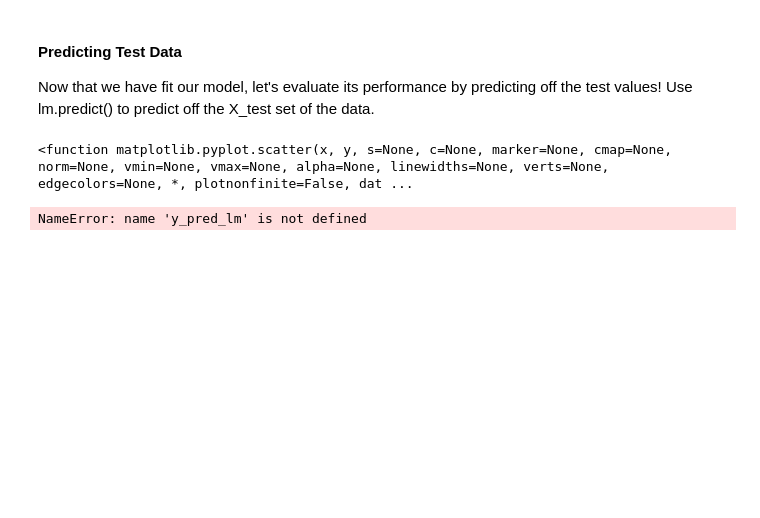
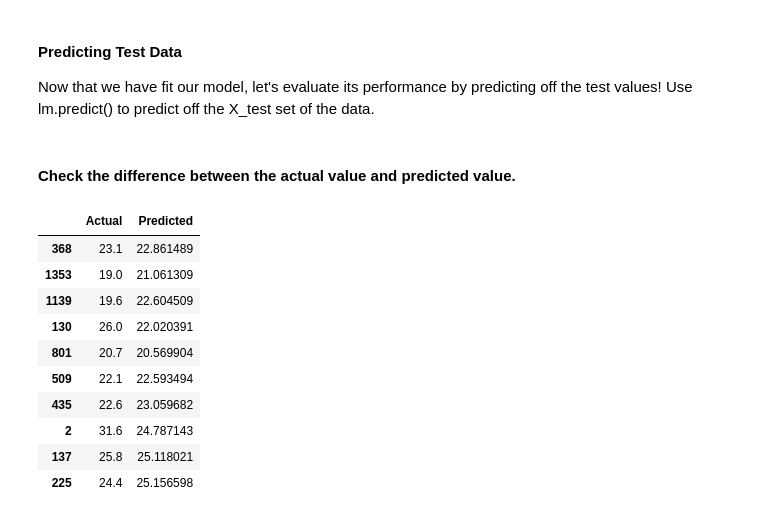
Before and after one commit to Mattsantos541/NBA, a Jupyter notebook: Baseline work.ipynb, the cells around one changed output. Saved outputs shown, nothing was run; the diff lists cells and outputs as text; code cells hidden in the pictures; blank space fills up the shorter version.

```diff
--- a/Baseline work.ipynb
+++ b/Baseline work.ipynb
@@ -170,0 +129,3 @@ coefficients:  [0.30858279 0.33415861 0.27797836]
+# %%
+regressor = LinearRegression()
+regressor.fit(X_train, y_train) #training the algorithm
@@ -171,17 +147,25 @@ coefficients:  [0.30858279 0.33415861 0.27797836]
+# %%
+y_pred = regressor.predict(X_test)
 # %% [markdown]
 #### Predicting Test Data
 Now that we have fit our model, let's evaluate its performance by predicting off the test values!
  Use lm.predict() to predict off the X_test set of the data.
 # %%
 predictions = lm.predict( X_test)
-# %%
-plt.scatter(x=)
-# %% [output]
-<function matplotlib.pyplot.scatter(x, y, s=None, c=None, marker=None, cmap=None, norm=None, vmin=None, vmax=None, alpha=None, linewidths=None, verts=None, edgecolors=None, *, plotnonfinite=False, dat ...
-# %%
-mse_lm = mean_squared_error(y_train, y_pred_lm)
-print("linear model\n  mean squared error: {:.3}".format(mse_lm))
-
-r2_lm = r2_score(y_train, y_pred_lm)
-# %% [output]
-NameError: name 'y_pred_lm' is not defined
+# %% [markdown]
+#### Check the difference between the actual value and predicted value.
+# %%
+df = pd.DataFrame({'Actual': y_test, 'Predicted': y_pred})
+df.head(10)
+# %% [output]
+|  | Actual | Predicted |
+| 368 | 23.1 | 22.861489 |
+| 1353 | 19.0 | 21.061309 |
+| 1139 | 19.6 | 22.604509 |
+| 130 | 26.0 | 22.020391 |
+| 801 | 20.7 | 20.569904 |
+| 509 | 22.1 | 22.593494 |
+| 435 | 22.6 | 23.059682 |
+| 2 | 31.6 | 24.787143 |
+| 137 | 25.8 | 25.118021 |
+| 225 | 24.4 | 25.156598 |
```
Also changed, not shown: parts of 14 cells of this notebook.
